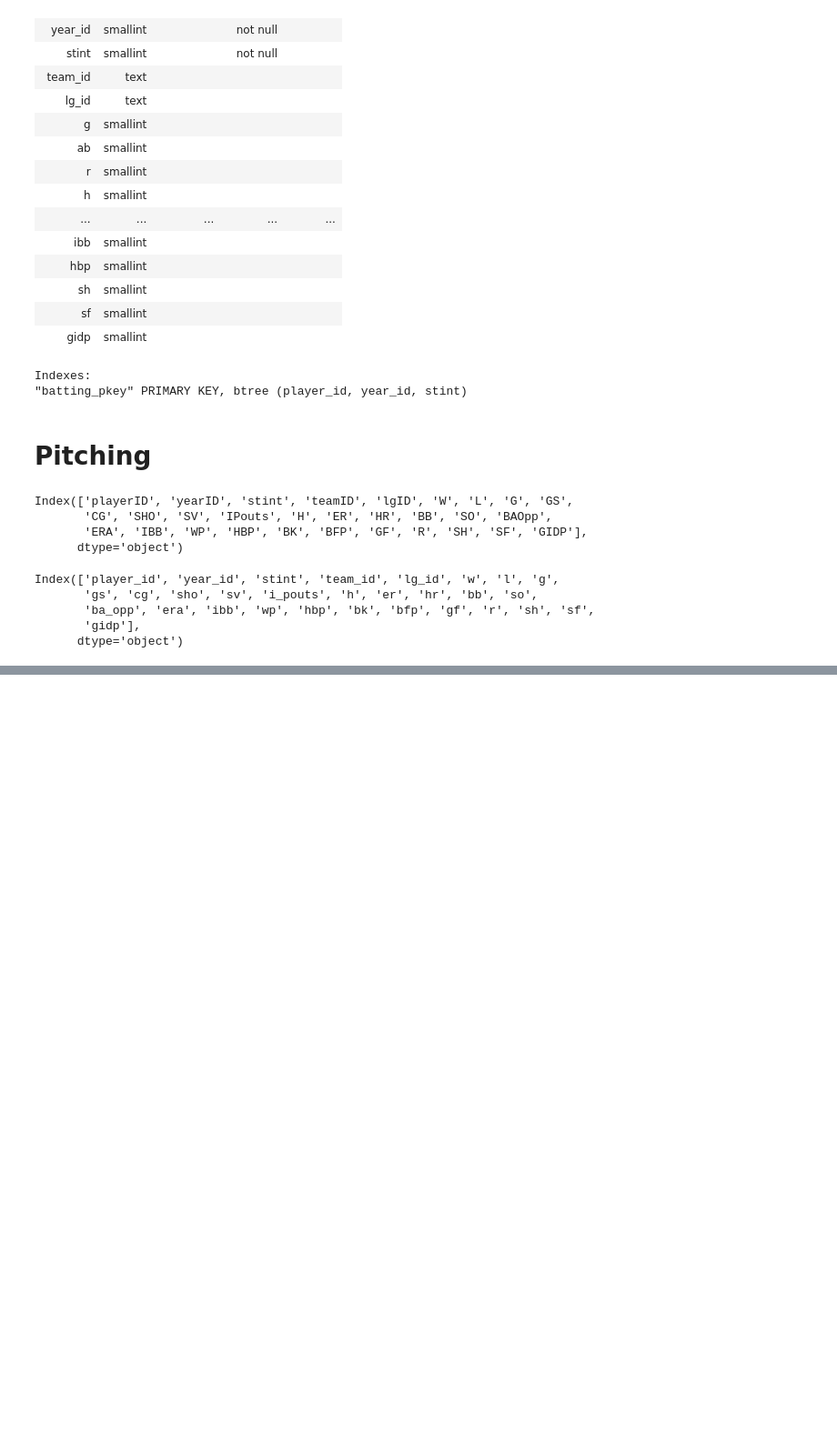
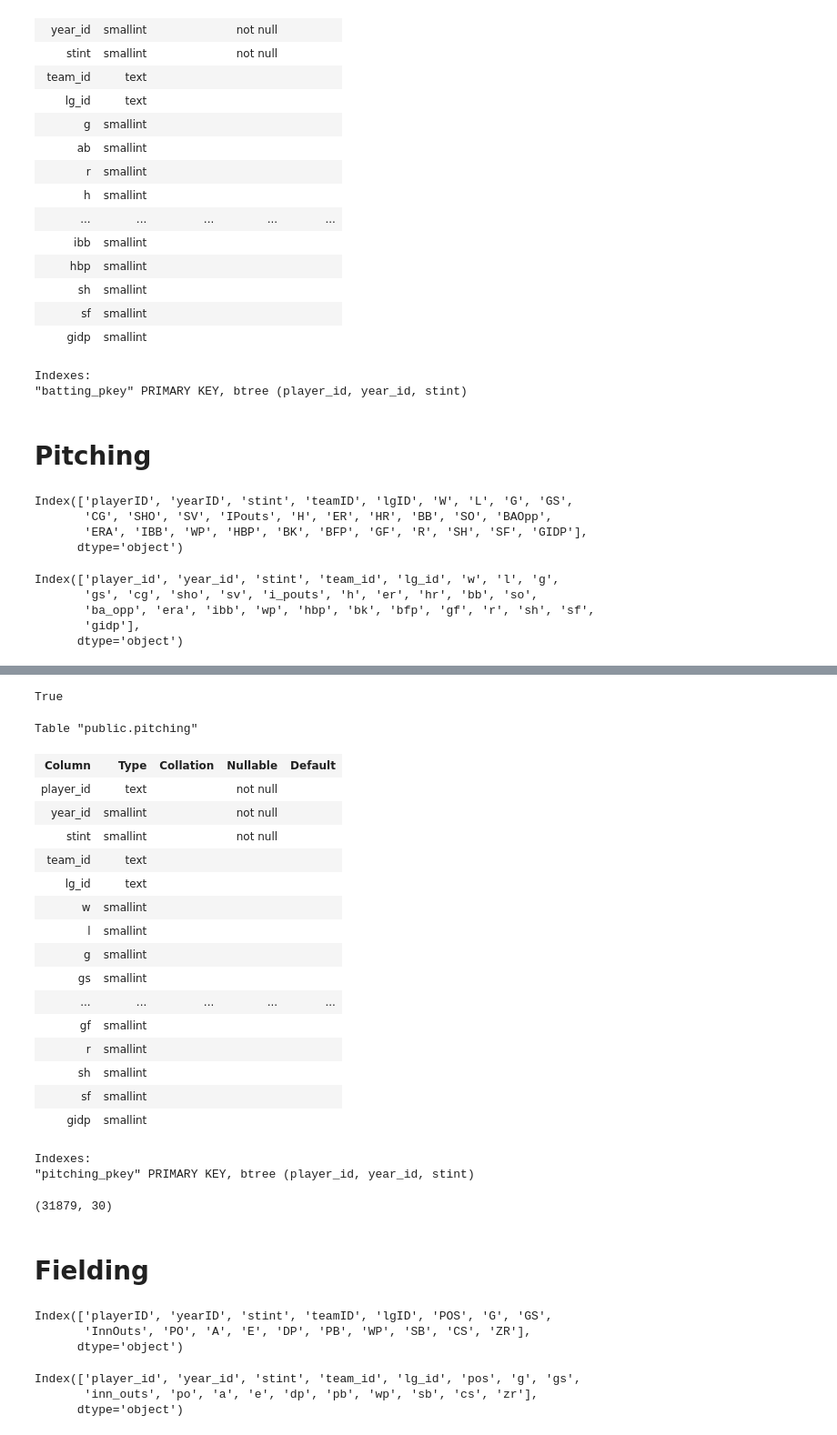
Before and after one commit to sdiehl28/Scikit-Learn-Workflow, a Jupyter notebook: python/LahmanBaseball.ipynb, the cells around one changed output, grey strips where cells are left out. Shown at 91% size. Saved outputs shown, nothing was run; the diff lists cells and outputs as text; code cells hidden in the pictures; blank space fills up the shorter version.

```diff
--- a/python/LahmanBaseball.ipynb
+++ b/python/LahmanBaseball.ipynb
@@ -471,0 +604,5 @@ Index(['player_id', 'year_id', 'stint', 'team_id', 'lg_id', 'w', 'l', 'g',
+# %%
+# verify unique
+is_unique(pitching, ['player_id', 'year_id', 'stint'])
+# %% [output]
+True
@@ -471,0 +612,28 @@ Index(['player_id', 'year_id', 'stint', 'team_id', 'lg_id', 'w', 'l', 'g',
+# %%
+psql('\d pitching')
+# %% [output]
+Table "public.pitching"
+| Column | Type | Collation | Nullable | Default |
+| player_id | text |  | not null |  |
+| year_id | smallint |  | not null |  |
+| stint | smallint |  | not null |  |
+| team_id | text |  |  |  |
+| lg_id | text |  |  |  |
+| w | smallint |  |  |  |
+| l | smallint |  |  |  |
+| g | smallint |  |  |  |
+| gs | smallint |  |  |  |
+| ... | ... | ... | ... | ... |
+| gf | smallint |  |  |  |
+| r | smallint |  |  |  |
+| sh | smallint |  |  |  |
+| sf | smallint |  |  |  |
+| gidp | smallint |  |  |  |
+Indexes:
+"pitching_pkey" PRIMARY KEY, btree (player_id, year_id, stint)
+# %%
+pitching.shape
+# %% [output]
+(31879, 30)
+# %% [markdown]
+# Fielding
@@ -471,0 +642,13 @@ Index(['player_id', 'year_id', 'stint', 'team_id', 'lg_id', 'w', 'l', 'g',
+# %%
+fielding.columns
+# %% [output]
+Index(['playerID', 'yearID', 'stint', 'teamID', 'lgID', 'POS', 'G', 'GS',
+       'InnOuts', 'PO', 'A', 'E', 'DP', 'PB', 'WP', 'SB', 'CS', 'ZR'],
+      dtype='object')
+# %%
+fielding.columns = [convert_camel_case(name) for name in fielding.columns]
+fielding.columns
+# %% [output]
+Index(['player_id', 'year_id', 'stint', 'team_id', 'lg_id', 'pos', 'g', 'gs',
+       'inn_outs', 'po', 'a', 'e', 'dp', 'pb', 'wp', 'sb', 'cs', 'zr'],
+      dtype='object')
```
Also changed, not shown: parts of 44 cells of this notebook.
